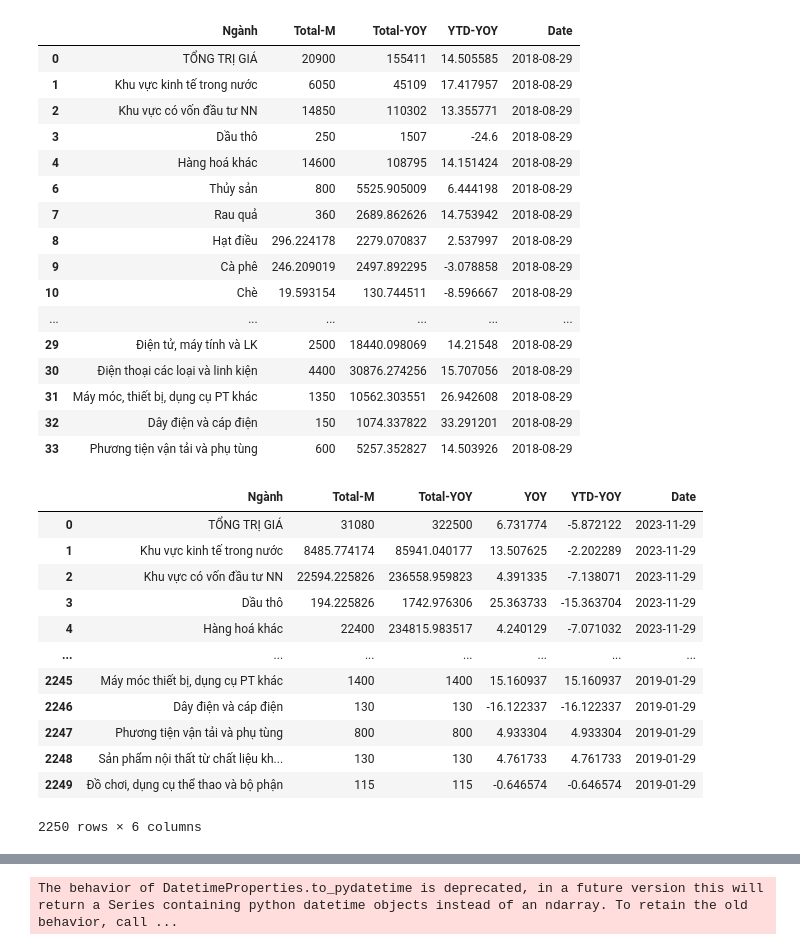
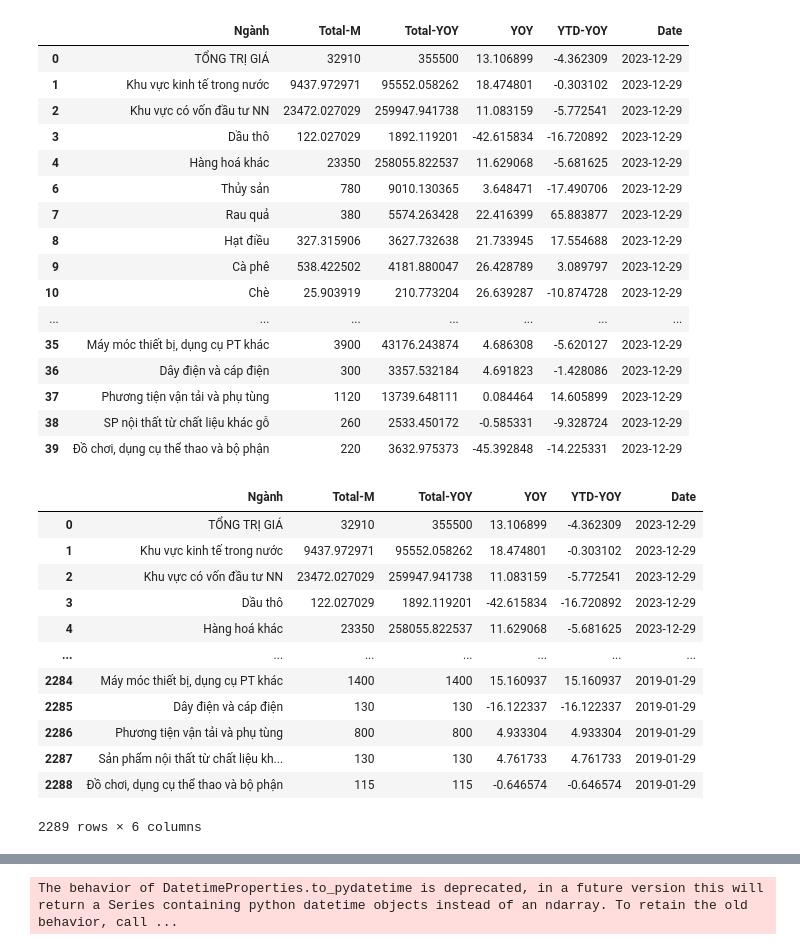
Before and after one commit to hiennguyen9874/vn-macroeconomics, a Jupyter notebook: XK.ipynb, the cells around one changed output, grey strips where cells are left out. Saved outputs shown, nothing was run; the diff lists cells and outputs as text; code cells hidden in the pictures.

```diff
--- a/XK.ipynb
+++ b/XK.ipynb
@@ -8,7 +8,7 @@ def find_sheet_name(sheet_names):
         filter(
             lambda x: ("gia" not in x.lower() and "csg" not in x.lower())
             and "xk" in x.lower()
-            and "thang" in x.lower(),
+            and ("thang" in x.lower() or "tháng" in x.lower()),
             sheet_names,
         )
     )
@@ -20,7 +20,7 @@ def find_sheet_name(sheet_names):
         filter(
             lambda x: ("gia" not in x.lower() and "csg" not in x.lower())
             and ("xuất khẩu" in x.lower() or "xuat khau" in x.lower())
-            and "thang" in x.lower(),
+            and ("thang" in x.lower() or "tháng" in x.lower()),
             sheet_names,
         )
     )
@@ -187,52 +187,52 @@ def get_xk(xl, sheet_name, date):
 
         df = df[df["Total-M"].notna()]
         df = df[df["Total-YOY"].notna()]
         df = df[df["YOY"].notna()]
         df = df[df["YTD-YOY"].notna()]
 
         df["YOY"] = df["YOY"] - 100
         df["YTD-YOY"] = df["YTD-YOY"] - 100
     else:
         df = df.drop(columns=[df.columns[1]])
 
         if len(df.columns) == 4:
             df.columns = ["Ngành", "Total-M", "Total-YOY", "YTD-YOY"]
 
         assert len(df.columns) == 4, df.columns
 
         df = df[df["Total-M"].notna()]
         df = df[df["Total-YOY"].notna()]
         df = df[df["YTD-YOY"].notna()]
 
         df["YTD-YOY"] = df["YTD-YOY"] - 100
 
     df["Date"] = date
     df["Date"] = pd.to_datetime(df["Date"], dayfirst=False)
 
     return df
 
 
-xl = pd.ExcelFile("datas/2018-08-29-02-Bieu-8.2018-1.xlsx")
+xl = pd.ExcelFile("datas/2023-12-29-02.Bieu-T12.2023.xlsx")
 
-get_xk(xl, find_sheet_name(xl.sheet_names), "2018-08-29")
+get_xk(xl, find_sheet_name(xl.sheet_names), "2023-12-29")
 # %% [output]
-|  | Ngành | Total-M | Total-YOY | YTD-YOY | Date |
-| 0 | TỔNG TRỊ GIÁ | 20900 | 155411 | 14.505585 | 2018-08-29 |
-| 1 | Khu vực kinh tế trong nước | 6050 | 45109 | 17.417957 | 2018-08-29 |
-| 2 | Khu vực có vốn đầu tư NN | 14850 | 110302 | 13.355771 | 2018-08-29 |
-| 3 | Dầu thô | 250 | 1507 | -24.6 | 2018-08-29 |
-| 4 | Hàng hoá khác | 14600 | 108795 | 14.151424 | 2018-08-29 |
-| 6 | Thủy sản | 800 | 5525.905009 | 6.444198 | 2018-08-29 |
-| 7 | Rau quả | 360 | 2689.862626 | 14.753942 | 2018-08-29 |
-| 8 | Hạt điều | 296.224178 | 2279.070837 | 2.537997 | 2018-08-29 |
-| 9 | Cà phê | 246.209019 | 2497.892295 | -3.078858 | 2018-08-29 |
-| 10 | Chè | 19.593154 | 130.744511 | -8.596667 | 2018-08-29 |
-| ... | ... | ... | ... | ... | ... |
-| 29 | Điện tử, máy tính và LK | 2500 | 18440.098069 | 14.21548 | 2018-08-29 |
-| 30 | Điện thoại các loại và linh kiện | 4400 | 30876.274256 | 15.707056 | 2018-08-29 |
-| 31 | Máy móc, thiết bị, dụng cụ PT khác | 1350 | 10562.303551 | 26.942608 | 2018-08-29 |
-| 32 | Dây điện và cáp điện | 150 | 1074.337822 | 33.291201 | 2018-08-29 |
-| 33 | Phương tiện vận tải và phụ tùng | 600 | 5257.352827 | 14.503926 | 2018-08-29 |
+|  | Ngành | Total-M | Total-YOY | YOY | YTD-YOY | Date |
+| 0 | TỔNG TRỊ GIÁ | 32910 | 355500 | 13.106899 | -4.362309 | 2023-12-29 |
+| 1 | Khu vực kinh tế trong nước | 9437.972971 | 95552.058262 | 18.474801 | -0.303102 | 2023-12-29 |
+| 2 | Khu vực có vốn đầu tư NN | 23472.027029 | 259947.941738 | 11.083159 | -5.772541 | 2023-12-29 |
+| 3 | Dầu thô | 122.027029 | 1892.119201 | -42.615834 | -16.720892 | 2023-12-29 |
+| 4 | Hàng hoá khác | 23350 | 258055.822537 | 11.629068 | -5.681625 | 2023-12-29 |
+| 6 | Thủy sản | 780 | 9010.130365 | 3.648471 | -17.490706 | 2023-12-29 |
+| 7 | Rau quả | 380 | 5574.263428 | 22.416399 | 65.883877 | 2023-12-29 |
+| 8 | Hạt điều | 327.315906 | 3627.732638 | 21.733945 | 17.554688 | 2023-12-29 |
+| 9 | Cà phê | 538.422502 | 4181.880047 | 26.428789 | 3.089797 | 2023-12-29 |
+| 10 | Chè | 25.903919 | 210.773204 | 26.639287 | -10.874728 | 2023-12-29 |
+| ... | ... | ... | ... | ... | ... | ... |
+| 35 | Máy móc thiết bị, dụng cụ PT khác | 3900 | 43176.243874 | 4.686308 | -5.620127 | 2023-12-29 |
+| 36 | Dây điện và cáp điện | 300 | 3357.532184 | 4.691823 | -1.428086 | 2023-12-29 |
+| 37 | Phương tiện vận tải và phụ tùng | 1120 | 13739.648111 | 0.084464 | 14.605899 | 2023-12-29 |
+| 38 | SP nội thất từ chất liệu khác gỗ | 260 | 2533.450172 | -0.585331 | -9.328724 | 2023-12-29 |
+| 39 | Đồ chơi, dụng cụ thể thao và bộ phận | 220 | 3632.975373 | -45.392848 | -14.225331 | 2023-12-29 |
 # %%
 import os
 import contextlib
@@ -270,18 +270,18 @@ dfs_xk["Date"] = pd.to_datetime(dfs_xk["Date"], dayfirst=False)
 dfs_xk
 # %% [output]
 |  | Ngành | Total-M | Total-YOY | YOY | YTD-YOY | Date |
-| 0 | TỔNG TRỊ GIÁ | 31080 | 322500 | 6.731774 | -5.872122 | 2023-11-29 |
-| 1 | Khu vực kinh tế trong nước | 8485.774174 | 85941.040177 | 13.507625 | -2.202289 | 2023-11-29 |
-| 2 | Khu vực có vốn đầu tư NN | 22594.225826 | 236558.959823 | 4.391335 | -7.138071 | 2023-11-29 |
-| 3 | Dầu thô | 194.225826 | 1742.976306 | 25.363733 | -15.363704 | 2023-11-29 |
-| 4 | Hàng hoá khác | 22400 | 234815.983517 | 4.240129 | -7.071032 | 2023-11-29 |
+| 0 | TỔNG TRỊ GIÁ | 32910 | 355500 | 13.106899 | -4.362309 | 2023-12-29 |
+| 1 | Khu vực kinh tế trong nước | 9437.972971 | 95552.058262 | 18.474801 | -0.303102 | 2023-12-29 |
+| 2 | Khu vực có vốn đầu tư NN | 23472.027029 | 259947.941738 | 11.083159 | -5.772541 | 2023-12-29 |
+| 3 | Dầu thô | 122.027029 | 1892.119201 | -42.615834 | -16.720892 | 2023-12-29 |
+| 4 | Hàng hoá khác | 23350 | 258055.822537 | 11.629068 | -5.681625 | 2023-12-29 |
 | ... | ... | ... | ... | ... | ... | ... |
-| 2245 | Máy móc thiết bị, dụng cụ PT khác | 1400 | 1400 | 15.160937 | 15.160937 | 2019-01-29 |
-| 2246 | Dây điện và cáp điện | 130 | 130 | -16.122337 | -16.122337 | 2019-01-29 |
-| 2247 | Phương tiện vận tải và phụ tùng | 800 | 800 | 4.933304 | 4.933304 | 2019-01-29 |
-| 2248 | Sản phẩm nội thất từ chất liệu kh... | 130 | 130 | 4.761733 | 4.761733 | 2019-01-29 |
-| 2249 | Đồ chơi, dụng cụ thể thao và bộ phận | 115 | 115 | -0.646574 | -0.646574 | 2019-01-29 |
+| 2284 | Máy móc thiết bị, dụng cụ PT khác | 1400 | 1400 | 15.160937 | 15.160937 | 2019-01-29 |
+| 2285 | Dây điện và cáp điện | 130 | 130 | -16.122337 | -16.122337 | 2019-01-29 |
+| 2286 | Phương tiện vận tải và phụ tùng | 800 | 800 | 4.933304 | 4.933304 | 2019-01-29 |
+| 2287 | Sản phẩm nội thất từ chất liệu kh... | 130 | 130 | 4.761733 | 4.761733 | 2019-01-29 |
+| 2288 | Đồ chơi, dụng cụ thể thao và bộ phận | 115 | 115 | -0.646574 | -0.646574 | 2019-01-29 |
-2250 rows × 6 columns
+2289 rows × 6 columns
 # %%
 convert_nganh = {
     "TỔNG TRỊ GIÁ": "TỔNG TRỊ GIÁ",
```
Also changed, not shown: parts of 2 cells of this notebook, 7 other files.
